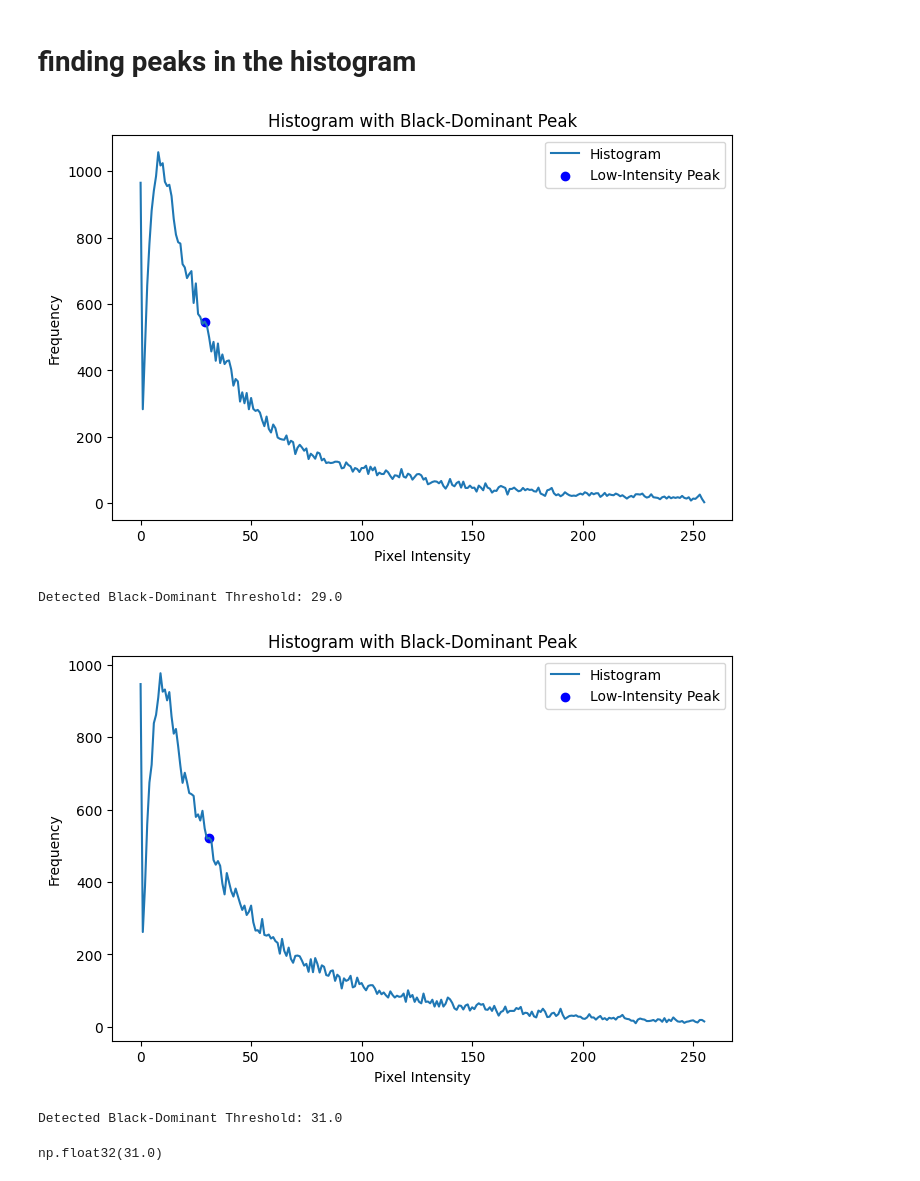
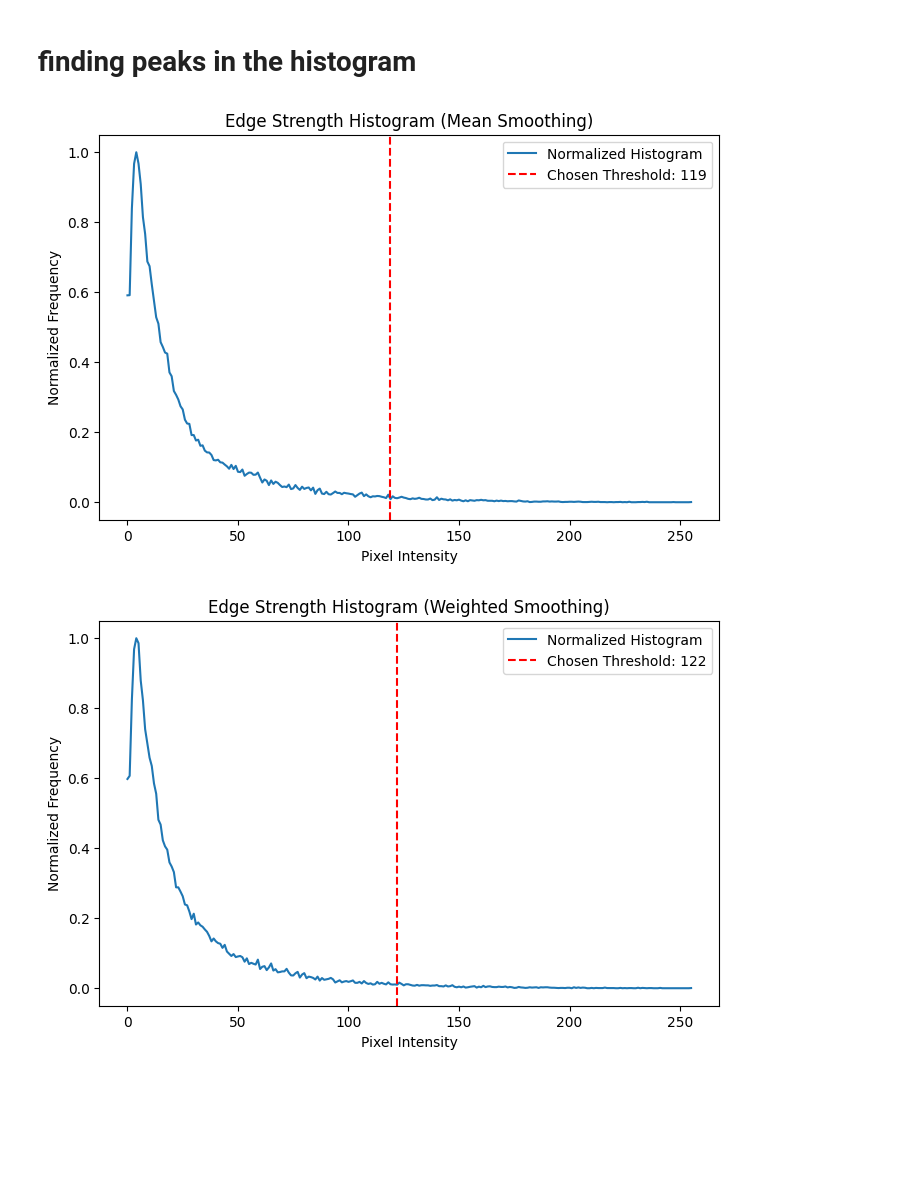
Before and after one commit to zacgalaxy/CV_CW1, a Jupyter notebook: Average_Kernal.ipynb, the cells around one changed output. Drawn from its saved outputs; the diff is of its cells as text; code cells hidden in the pictures; blank space fills up the shorter version.

```diff
--- a/Average_Kernal.ipynb
+++ b/Average_Kernal.ipynb
@@ -172,10 +149,42 @@ def find_histogram_peaks(edge_strength, title="Histogram with Peaks"):
+# %%
+import numpy as np
+import matplotlib.pyplot as plt
+
+def find_histogram_threshold(edge_strength, name, percentage=0.01):
+    """Finds the best threshold by detecting the 'elbow point' in the histogram."""
+
+    # Compute histogram
+    hist_values, bin_edges = np.histogram(edge_strength.ravel(), bins=256, range=[0, 256])
+
+    # Normalize histogram to get probability distribution
+    hist_values = hist_values / hist_values.max()
+    thresholddrop = np.max(hist_values) * percentage  # 5% of the peak frequency
+
+
+    # Find the first intensity where frequency drops significantly
+    for i in range(40, 150):  # Ignore background noise
+        if hist_values[i] < thresholddrop:  # If less than 5% of max pixel count, it’s a transition point
+            threshold = i
+            break
+    else:
+        threshold = 100  # Default fallback if no drop is found
+
+    # Plot histogram with detected threshold
+    plt.figure(figsize=(8, 5))
+    plt.plot(bin_edges[:-1], hist_values, label="Normalized Histogram")
+    plt.axvline(x=threshold, color='red', linestyle='--', label=f"Chosen Threshold: {threshold}")
+    plt.title(f"{name}")
+    plt.xlabel("Pixel Intensity")
+    plt.ylabel("Normalized Frequency")
+    plt.legend()
+    plt.show()
+
+    return threshold
 # %%
-find_histogram_peaks(gradient_magnitude_manual, "Histogram with Peaks (Mean Smoothing)")
-find_histogram_peaks(gradient_magnitude_weighted, "Histogram with Peaks (Weighted Smoothing)")
+# Compute histogram-based threshold
+histogram_threshold_manual = find_histogram_threshold(gradient_magnitude_manual, "Edge Strength Histogram (Mean Smoothing)")
+histogram_threshold_weighted = find_histogram_threshold(gradient_magnitude_weighted, "Edge Strength Histogram (Weighted Smoothing)")
 # %% [output]
-[figure, old version]
+[figure, new version]
-Detected Black-Dominant Threshold: 29.0
-[figure, old version]
+[figure, new version]
-Detected Black-Dominant Threshold: 31.0
-np.float32(31.0)
 # %% [markdown]
```
Also changed, not shown: parts of 6 cells of this notebook, 4 other files.
